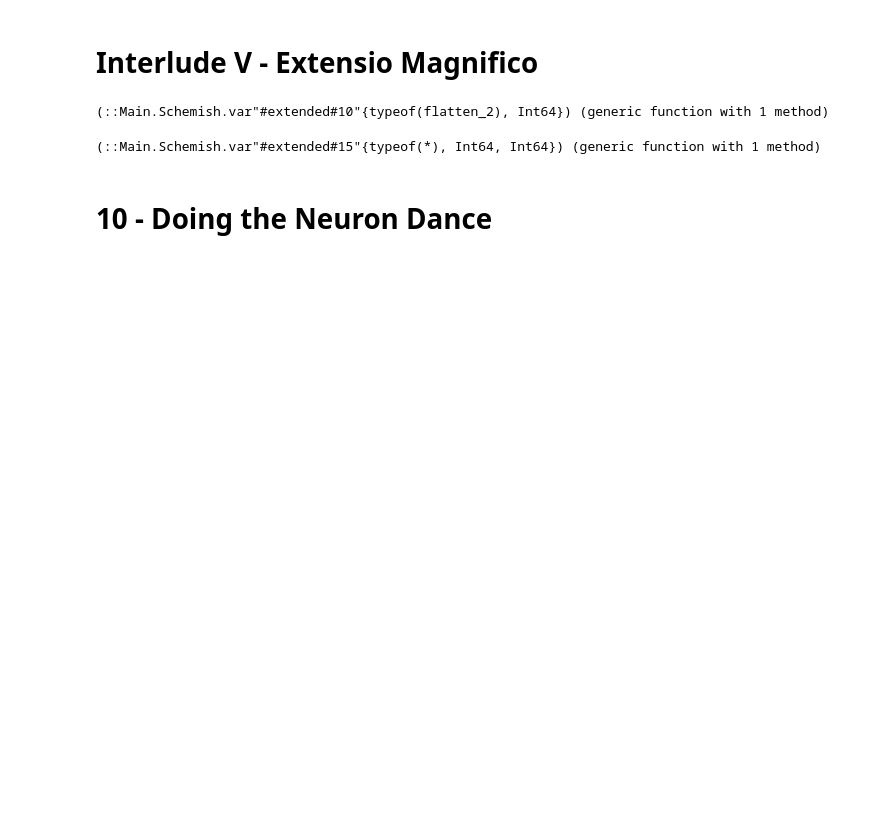
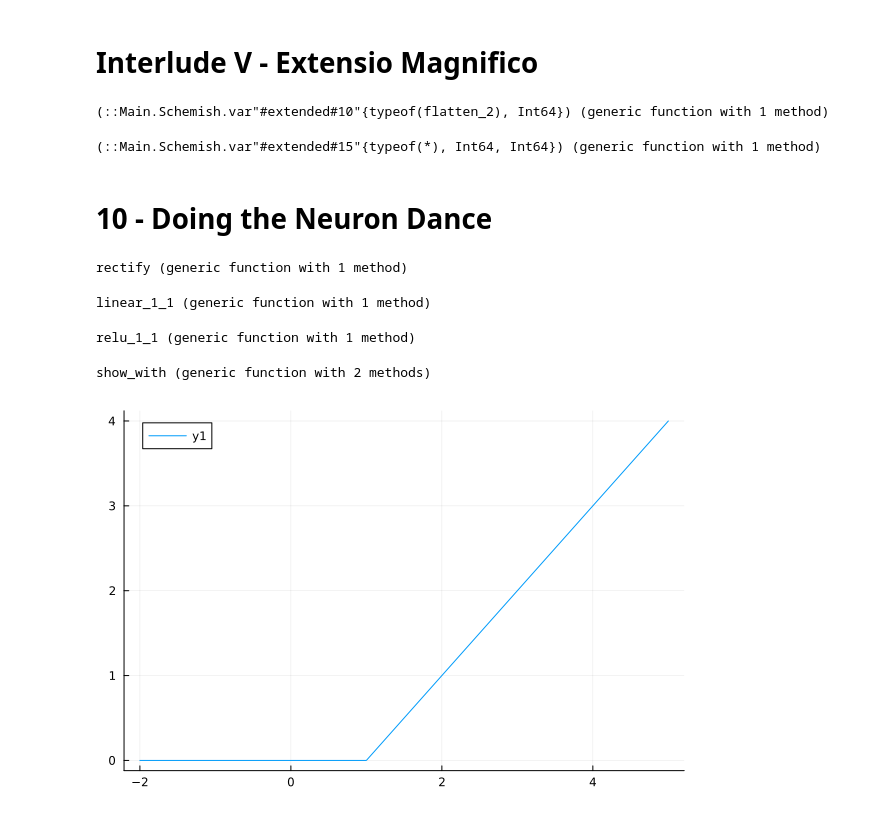
Before and after one commit to mbillingr/the-little-learner, a Jupyter notebook: notebooks/the-little-learner.ipynb, the cells around one changed output. Drawn from its saved outputs; the diff is of its cells as text; code cells hidden in the pictures; blank space fills up the shorter version.

```diff
--- a/notebooks/the-little-learner.ipynb
+++ b/notebooks/the-little-learner.ipynb
@@ -599,3 +599,27 @@ mul_2_1 = ext2(*, 2, 1)
         tensor([tensor([24, 8]), tensor([21, 24]), tensor([15, 32])])]))
 # %% [markdown]
 # 10 - Doing the Neuron Dance
+# %%
+
+# frame 196:9
+
+rectify_0(s) = s < 0.0 ? 0.0 : s
+
+# frame 197:11
+rectify(t) = ext1(rectify_0, 0)(t)
+# %% [output]
+rectify (generic function with 1 method)
+# %%
+
+# frame 197:14
+
+linear_1_1(t) = (θ) -> dot_product(ref(θ, 0), t) + ref(θ, 1)
+# %% [output]
+linear_1_1 (generic function with 1 method)
+# %%
+
+# frame 198:17
+
+relu_1_1(t) = (θ) -> rectify(linear_1_1(t)(θ))
+# %% [output]
+relu_1_1 (generic function with 1 method)
@@ -601,0 +630,18 @@ mul_2_1 = ext2(*, 2, 1)
+# %%
+line_xs = tensor([2.0, 1.0, 4.0, 3.0])
+line_ys = tensor([1.8, 1.2, 4.2, 3.3])
+
+plot(line_xs.elements, line_ys.elements, seriestype=:scatter)
+
+function show_with(plotter, func, range, n=1000)
+    step = (range[2] - range[1]) / n
+    xs = [x for x in range[1]:step:range[2]]
+    ys = [func(x) for x in xs]
+    plotter(xs, ys)
+end
+# %% [output]
+show_with (generic function with 2 methods)
+# %%
+show_with(plot, (x)->relu_1_1(tensor([x]))(list(tensor([1.0]), -1.0)), [-2, 5])
+# %% [output]
+[figure, added]
```
Also changed, not shown: parts of 13 cells of this notebook.
